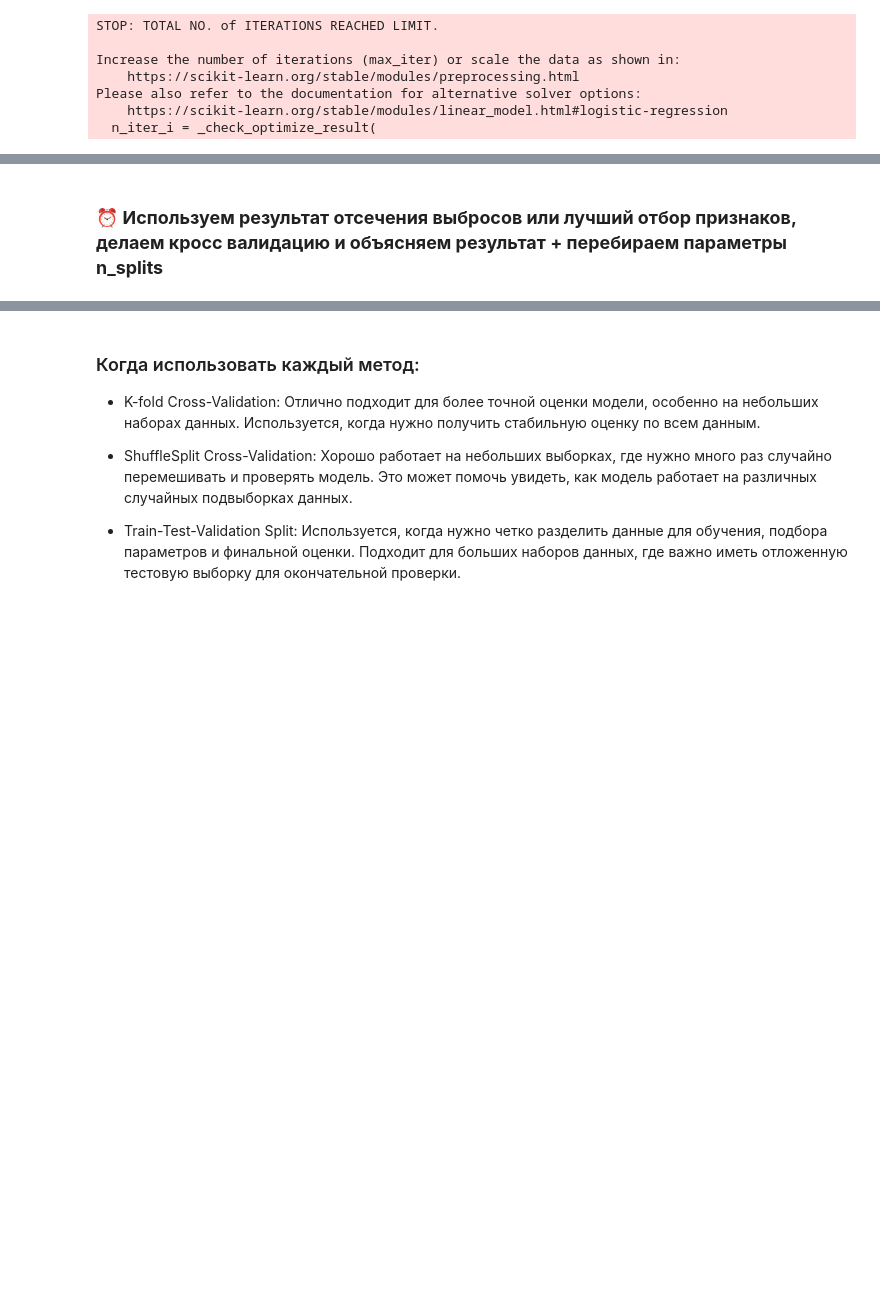
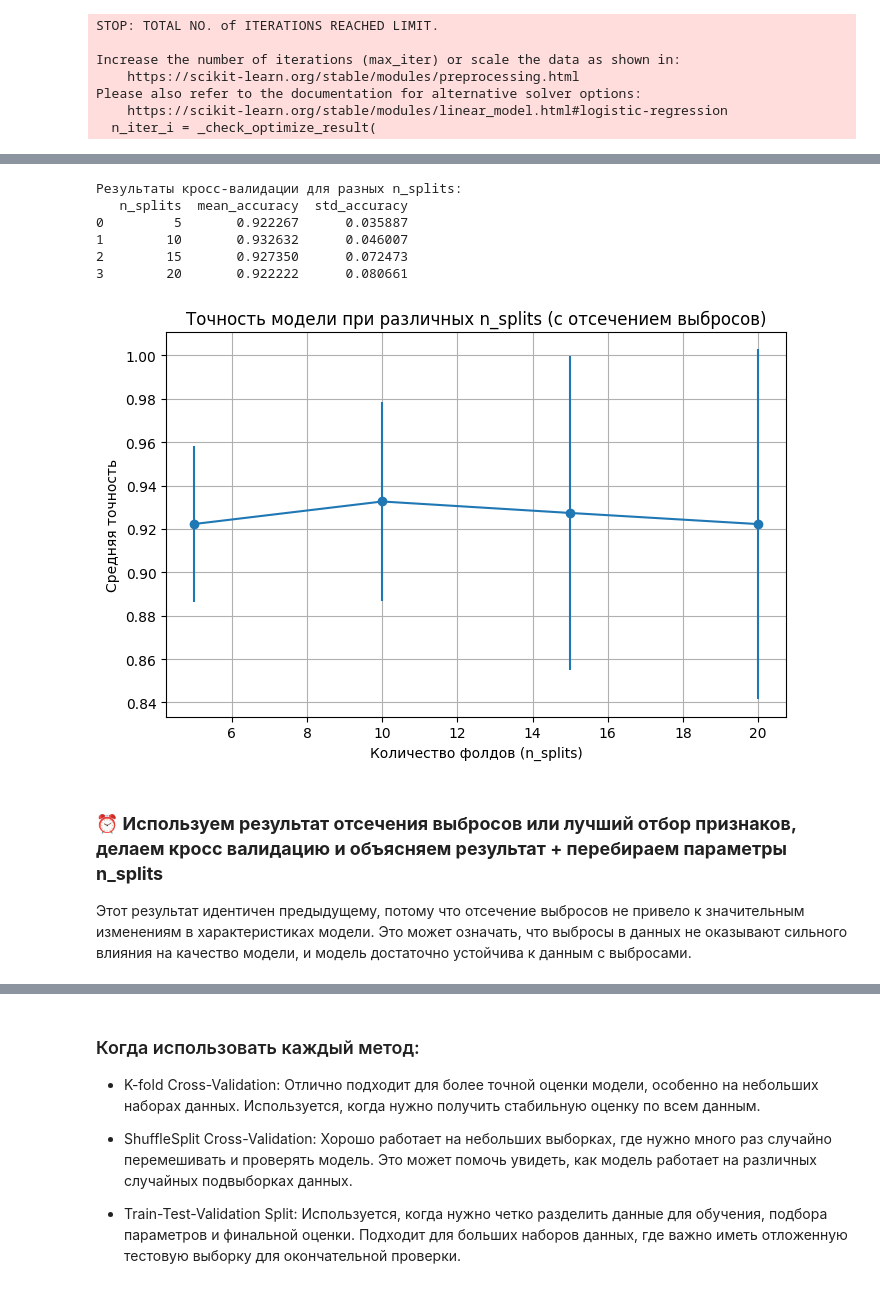
Before and after one commit to Lazar186/Borisovik, a Jupyter notebook: Копия_блокнота_"Практика_3_ipynb".ipynb, the cells around one changed output, grey strips where cells are left out. Saved outputs shown, nothing was run; the diff lists cells and outputs as text; code cells hidden in the pictures; blank space fills up the shorter version.

```diff
--- a/Копия_блокнота_"Практика_3_ipynb".ipynb
+++ b/Копия_блокнота_"Практика_3_ipynb".ipynb
@@ -1051,2 +1239,74 @@ Please also refer to the documentation for alternative solver options:
+# %%
+import pandas as pd
+import numpy as np
+from sklearn.model_selection import StratifiedKFold, cross_val_score
+from sklearn.linear_model import LogisticRegression
+from sklearn.preprocessing import StandardScaler
+
+# 1. Отсечение выбросов с использованием межквартильного размаха (IQR)
+def remove_outliers(X, Y, threshold=1.5):
+    Q1 = X.quantile(0.25)
+    Q3 = X.quantile(0.75)
+    IQR = Q3 - Q1
+    # Отбираем только строки, которые не содержат выбросов
+    mask = ~((X < (Q1 - threshold * IQR)) | (X > (Q3 + threshold * IQR))).any(axis=1)
+    X_filtered = X[mask]
+    Y_filtered = Y[mask]
+    return X_filtered, Y_filtered
+
+# Применяем отсечение выбросов к данным (например, X_processed - признаки)
+X_filtered, Y_filtered = remove_outliers(X_processed, Y)
+
+# 2. Стандартизация данных
+scaler = StandardScaler()
+X_scaled = scaler.fit_transform(X_filtered)
+
+# 3. Настроим кросс-валидацию с разными n_splits
+n_splits_values = [5, 10, 15, 20]
+results = []
+
+# Целевая переменная (Y_filtered) не изменяется
+for n_splits in n_splits_values:
+    # Инициализация StratifiedKFold для кросс-валидации
+    cv = StratifiedKFold(n_splits=n_splits, shuffle=True, random_state=42)
+
+    # Кросс-валидация с использованием логистической регрессии
+    model = LogisticRegression(penalty='l1', solver='liblinear', max_iter=1000)
+    cv_scores = cross_val_score(model, X_scaled, Y_filtered, cv=cv, scoring='accuracy')
+
+    # Сохраняем результаты
+    results.append({
+        'n_splits': n_splits,
+        'mean_accuracy': np.mean(cv_scores),
+        'std_accuracy': np.std(cv_scores)
+    })
+
+# Преобразуем результаты в DataFrame для удобства
+results_df = pd.DataFrame(results)
+
+# Выводим результаты
+print("\nРезультаты кросс-валидации для разных n_splits:")
+print(results_df)
+
+# Визуализация точности для различных n_splits
+import matplotlib.pyplot as plt
+
+plt.figure(figsize=(8, 5))
+plt.errorbar(results_df['n_splits'], results_df['mean_accuracy'], yerr=results_df['std_accuracy'], fmt='-o')
+plt.title("Точность модели при различных n_splits (с отсечением выбросов)")
+plt.xlabel("Количество фолдов (n_splits)")
+plt.ylabel("Средняя точность")
+plt.grid(True)
+plt.show()
+# %% [output]
+Результаты кросс-валидации для разных n_splits:
+   n_splits  mean_accuracy  std_accuracy
+0         5       0.922267      0.035887
+1        10       0.932632      0.046007
+2        15       0.927350      0.072473
+3        20       0.922222      0.080661
+[figure, added]
 # %% [markdown]
 ### ⏰ **Используем результат отсечения выбросов или лучший отбор признаков, делаем кросс валидацию и объясняем результат + перебираем параметры n_splits**
+
+Этот результат идентичен предыдущему, потому что отсечение выбросов не привело к значительным изменениям в характеристиках модели. Это может означать, что выбросы в данных не оказывают сильного влияния на качество модели, и модель достаточно устойчива к данным с выбросами.
```
Also changed, not shown: parts of 25 cells of this notebook.
